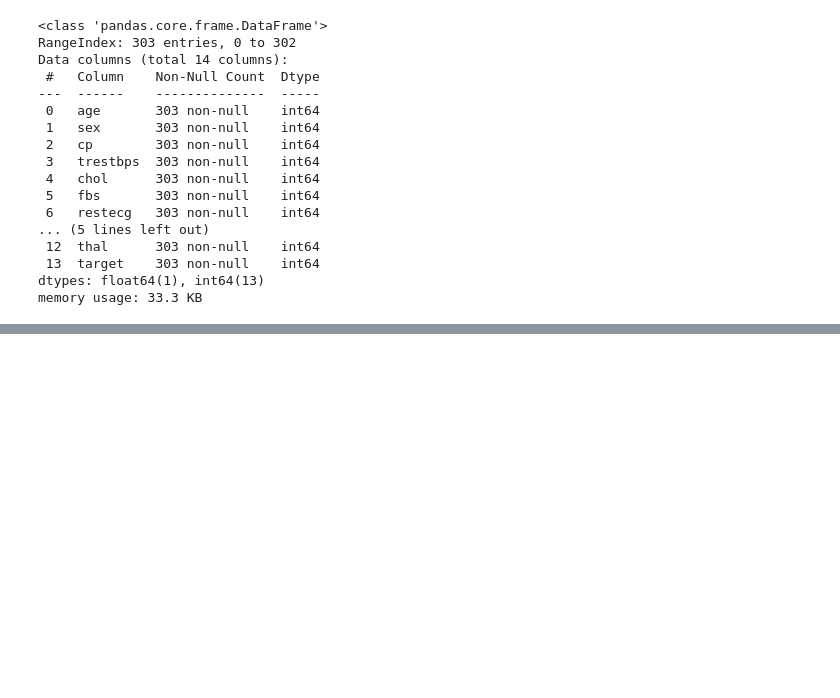
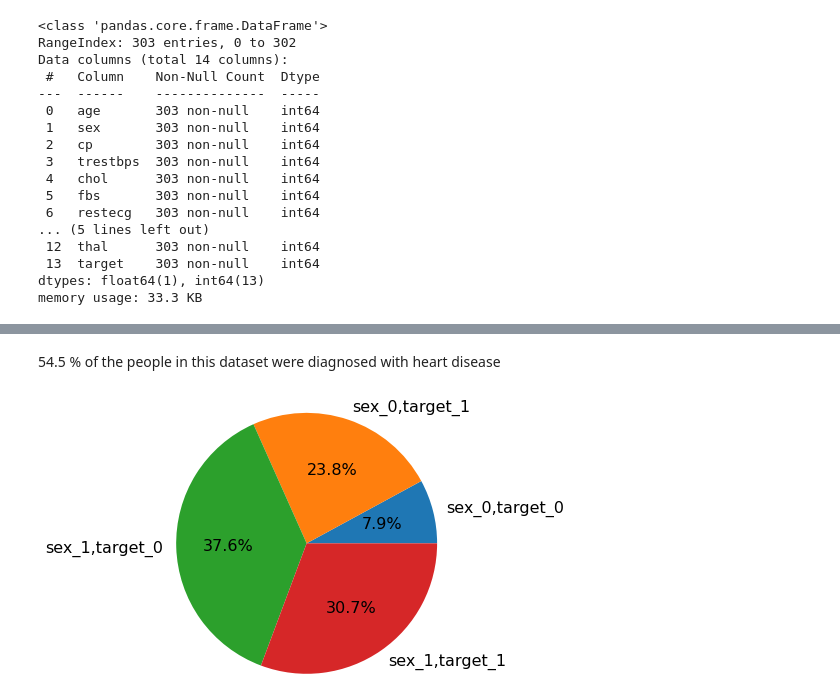
Before and after one commit to LucianPopaLVP/Project-4---Unsupervised-Machine-Learning, a Jupyter notebook: heart_disease_report_unsupervised_learning.ipynb, the cells around one changed output, grey strips where cells are left out. Cells and saved outputs as stored; diff of their text form; code cells hidden in the pictures; blank space fills up the shorter version.

```diff
--- a/heart_disease_report_unsupervised_learning.ipynb
+++ b/heart_disease_report_unsupervised_learning.ipynb
@@ -126,0 +134,13 @@ df_target
+# %% [markdown]
+54.5 % of the people in this dataset were diagnosed with heart disease
+# %%
+# plot the percenteges by sex
+
+# set the target column for this plot
+df_sex = df.groupby(["sex","target"]).size()
+
+# set up the plot
+plt.pie(df_sex.values, labels = ["sex_0,target_0", "sex_0,target_1", "sex_1,target_0", "sex_1,target_1"],autopct='%1.1f%%',radius = 1.5, textprops = {"fontsize" : 16})
+plt.show()
+# %% [output]
+[figure, added]
```
Also changed, not shown: parts of 17 cells of this notebook.
